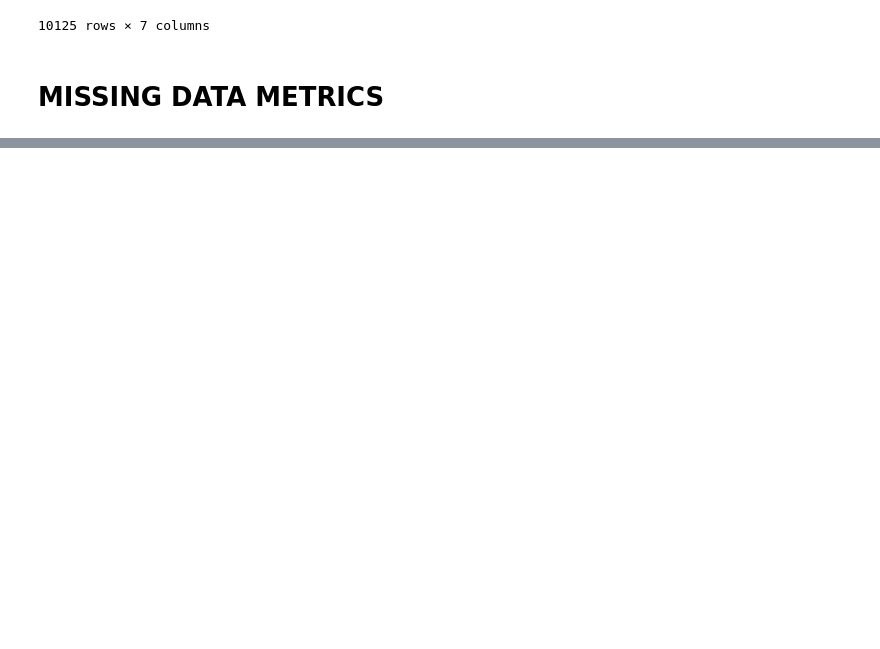
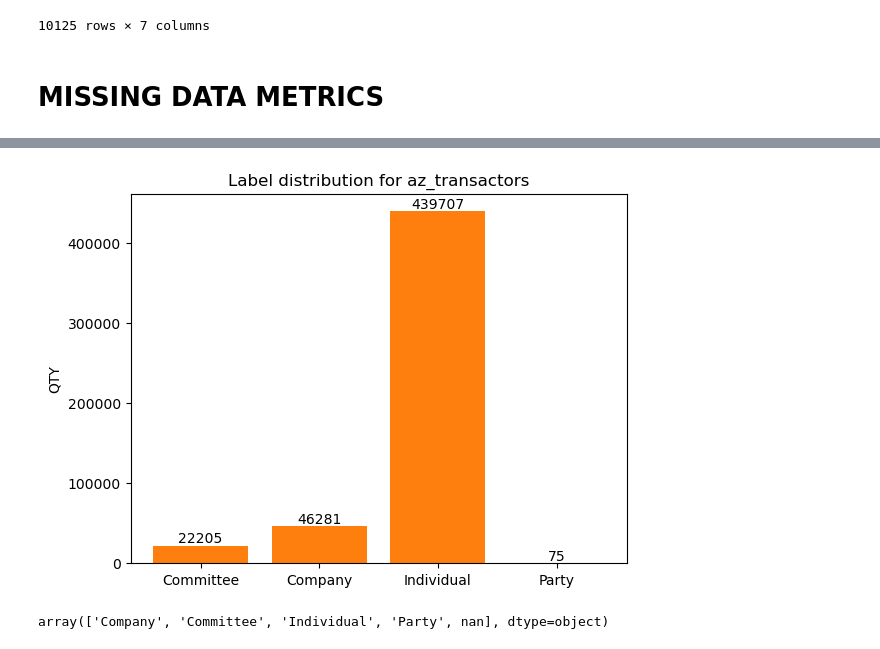
Before and after one commit to satadisha/ner_congressional_records, a Jupyter notebook: test.ipynb, the cells around one changed output, grey strips where cells are left out. Cells and saved outputs as stored; diff of their text form; code cells hidden in the pictures; blank space fills up the shorter version.

Commit message:
labels distribution with clean data

```diff
--- a/test.ipynb
+++ b/test.ipynb
@@ -462,0 +486,24 @@ pa_transcators.to_csv('pa_transactors_clean.csv')
+# %%
+
+fig, ax = plt.subplots()
+
+az_transactors_labels =['Committee', 'Company', 'Individual', 'Party']
+
+counts = az_transcators.groupby(by='transactor_type').count()['id']
+ax.bar(az_transactors_labels, counts)
+
+bars = ax.bar(az_transactors_labels, counts)
+ax.bar_label(bars)
+
+ax.set_ylabel('QTY')
+ax.set_title('Label distribution for az_transactors')
+
+
+plt.show()
+# %% [output]
+[figure, added]
+# %%
+counts = az_transcators.groupby(by='transactor_type').count()['id']
+az_transcators['transactor_type'].unique()
+# %% [output]
+array(['Company', 'Committee', 'Individual', 'Party', nan], dtype=object)
```
Also changed, not shown: parts of 33 cells of this notebook.
